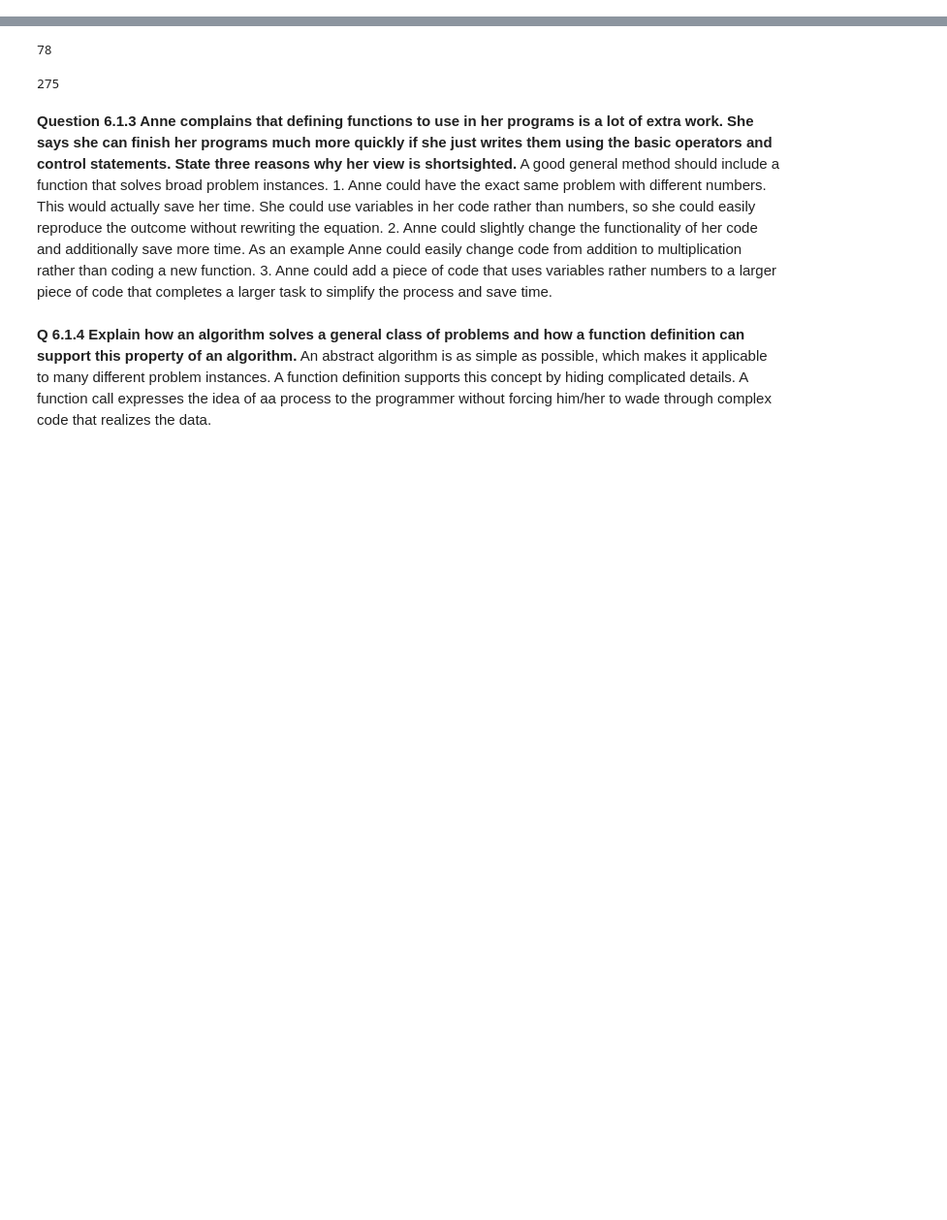
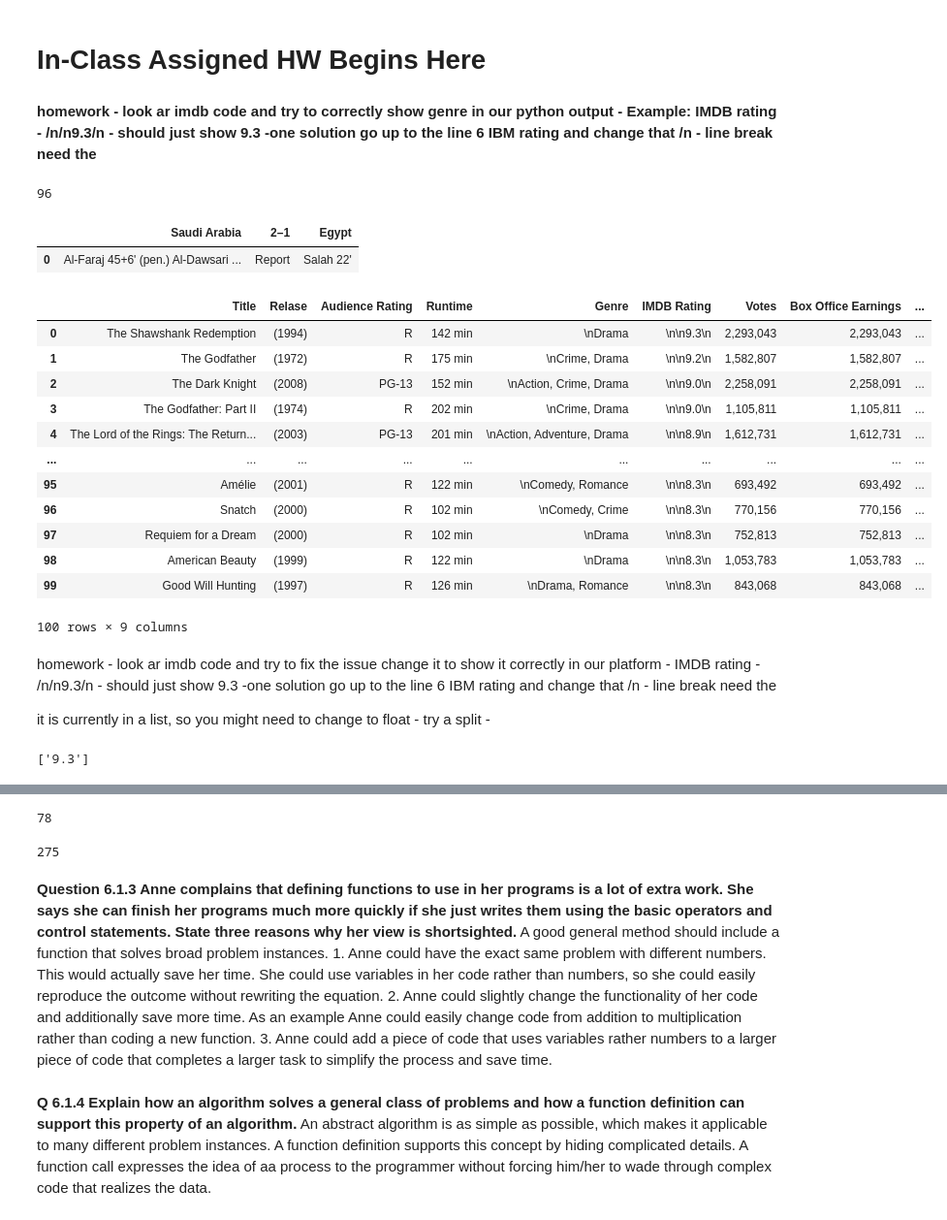
Before and after one commit to maxwellrandolph/ISTM631---Professor-Arash, a Jupyter notebook: Week_6_ISTM631.ipynb, the cells around one changed output, grey strips where cells are left out. Shown: that part at 97% size. Saved outputs shown, nothing was run; the diff lists cells and outputs as text; code cells hidden in the pictures; blank space fills up the shorter version.

```diff
--- a/Week_6_ISTM631.ipynb
+++ b/Week_6_ISTM631.ipynb
@@ -1,2 +1,25 @@
 # %% [markdown]
 <a href="https://colab.research.google.com/github/maxwellrandolph/ISTM631---Professor-Arash/blob/master/Week_6_ISTM631.ipynb" target="_parent"><img src="https://colab.research.google.com/assets/colab-badge.svg" alt="Open In Colab"/></a>
+# %% [markdown]
+# **In-Class Assigned HW Begins Here**
+# %% [markdown]
+**homework - look ar imdb code and try to correctly show genre in our python output - Example: IMDB rating - /n/n9.3/n - should just show 9.3 -one solution go up to the line 6 IBM rating and change that /n - line break need the**
+# %%
+import pandas as pd
+import time
+
+article = pd.read_html('https://en.wikipedia.org/wiki/2018_FIFA_World_Cup',header=0)
+df = article[5]
+count = 0
+for i in range(0,len(article)):
+  df = article[i]
+  #print(df.head())
+  count += 1
+count
+# %% [output]
+96
+# %%
+article[12]
+# %% [output]
+|  | Saudi Arabia | 2–1 | Egypt |
+| 0 | Al-Faraj 45+6' (pen.) Al-Dawsari ... | Report | Salah 22' |
@@ -2,0 +71,52 @@
+# %%
+url = 'https://www.imdb.com/search/title/?count=100&groups=top_1000&sort=user_rating'
+def get_page_contents(url):
+    page = requests.get(url, headers={"Accept-Language": "en-US"})
+    return bs4.BeautifulSoup(page.text, "html.parser")
+
+soup = get_page_contents(url)
+# %%
+titles = extract_attribute(soup, 'a')
+release = extract_attribute(soup, 'span', 'lister-item-year text-muted unbold')
+audience_rating = extract_attribute(soup, 'span', 'certificate')
+runtime = extract_attribute(soup, 'span', 'runtime')
+genre = extract_attribute(soup, 'span', 'genre')
+imdb_rating = extract_attribute(soup, 'div', 'inline-block ratings-imdb-rating', False)
+votes = extract_attribute(soup, 'span' , {'name' : 'nv'}, False, 0)
+earnings = extract_attribute(soup, 'span' , {'name' : 'nv'}, False, 1)
+#directors = extract_attribute(soup, 'p', '', 'a', '', True, 0, True)
+actors = extract_attribute(soup, 'p', '', 'a', '', True, slice(1, 5, None), True)
+
+
+df_dict = {'Title': titles, 'Relase': release, 'Audience Rating': audience_rating,
+           'Runtime': runtime, 'Genre': genre, 'IMDB Rating': imdb_rating,
+           'Votes': votes, 'Box Office Earnings': earnings,
+           'Actors': actors} #'Director': directors,
+df = pd.DataFrame(df_dict)
+df
+# %% [output]
+|  | Title | Relase | Audience Rating | Runtime | Genre | IMDB Rating | Votes | Box Office Earnings | ... |
+| 0 | The Shawshank Redemption | (1994) | R | 142 min | \nDrama | \n\n9.3\n | 2,293,043 | 2,293,043 | ... |
+| 1 | The Godfather | (1972) | R | 175 min | \nCrime, Drama | \n\n9.2\n | 1,582,807 | 1,582,807 | ... |
+| 2 | The Dark Knight | (2008) | PG-13 | 152 min | \nAction, Crime, Drama | \n\n9.0\n | 2,258,091 | 2,258,091 | ... |
+| 3 | The Godfather: Part II | (1974) | R | 202 min | \nCrime, Drama | \n\n9.0\n | 1,105,811 | 1,105,811 | ... |
+| 4 | The Lord of the Rings: The Return... | (2003) | PG-13 | 201 min | \nAction, Adventure, Drama | \n\n8.9\n | 1,612,731 | 1,612,731 | ... |
+| ... | ... | ... | ... | ... | ... | ... | ... | ... | ... |
+| 95 | Amélie | (2001) | R | 122 min | \nComedy, Romance | \n\n8.3\n | 693,492 | 693,492 | ... |
+| 96 | Snatch | (2000) | R | 102 min | \nComedy, Crime | \n\n8.3\n | 770,156 | 770,156 | ... |
+| 97 | Requiem for a Dream | (2000) | R | 102 min | \nDrama | \n\n8.3\n | 752,813 | 752,813 | ... |
+| 98 | American Beauty | (1999) | R | 122 min | \nDrama | \n\n8.3\n | 1,053,783 | 1,053,783 | ... |
+| 99 | Good Will Hunting | (1997) | R | 126 min | \nDrama, Romance | \n\n8.3\n | 843,068 | 843,068 | ... |
+100 rows × 9 columns
+# %% [markdown]
+homework - look ar imdb code and try to fix the issue
+change it to show it correctly in our platform - IMDB rating - /n/n9.3/n - should just show 9.3
+-one solution go up to the line 6 IBM rating and change that
+/n - line break
+need the
+
+it is currently in a list, so you might need to change to float - try a split -
+# %%
+imdb_rating[0].split()
+# %% [output]
+['9.3']
```
Also changed, not shown: parts of 38 cells of this notebook.
